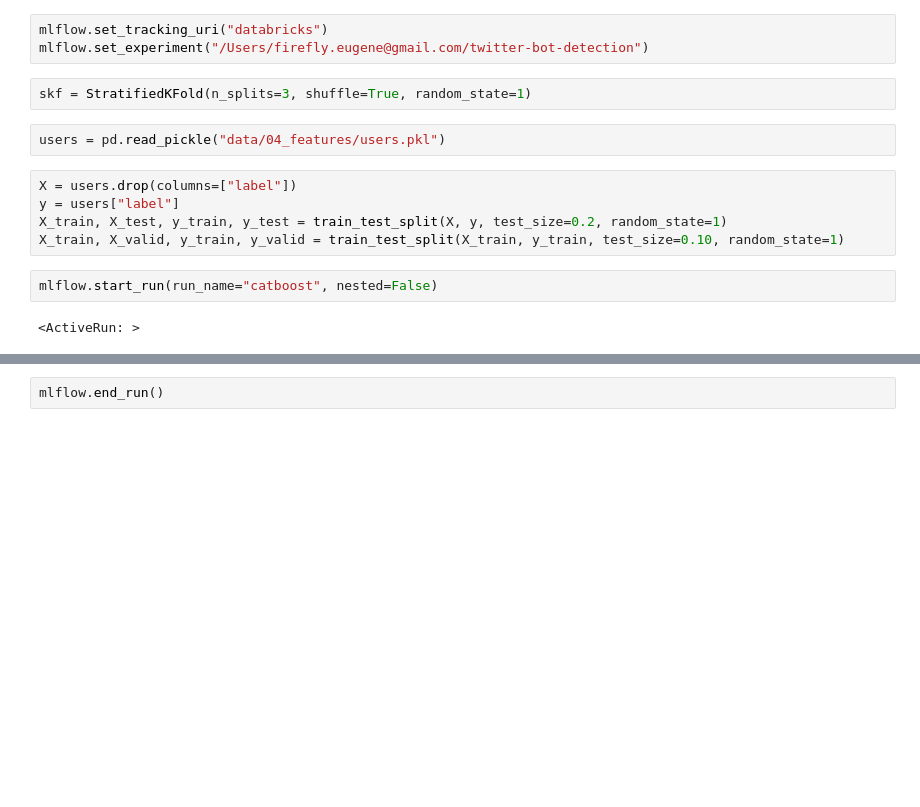
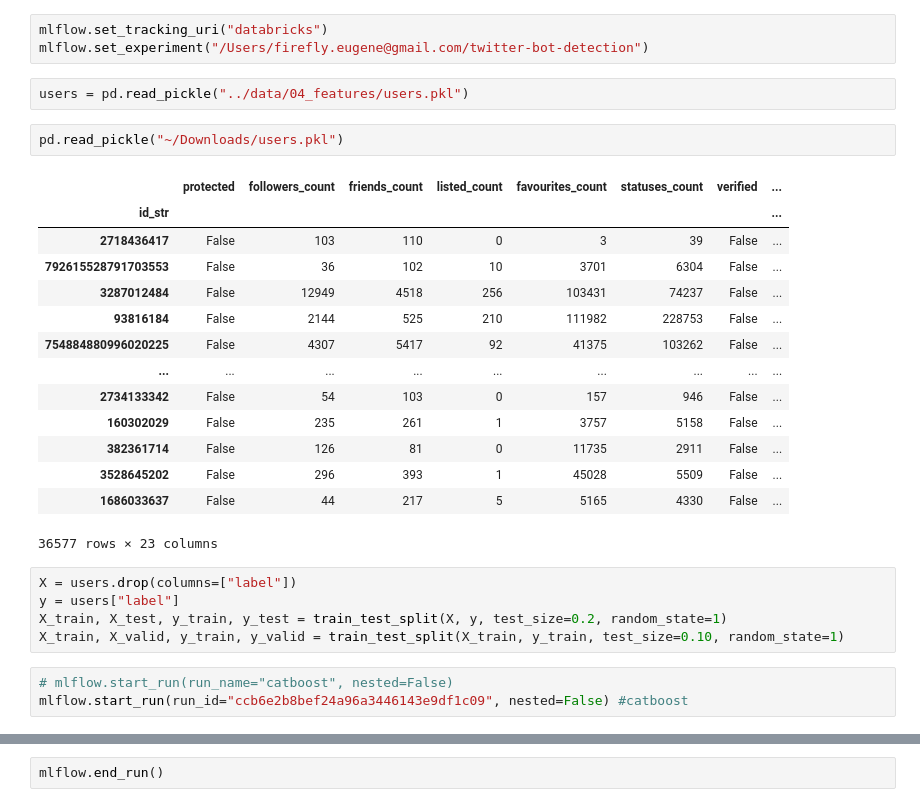
Before and after one commit to eawer/twitter-bot-detection, a Jupyter notebook: notebooks/06_model.ipynb, the cells around one changed output, grey strips where cells are left out. Cells and saved outputs as stored; diff of their text form; blank space fills up the shorter version.

```diff
--- a/notebooks/06_model.ipynb
+++ b/notebooks/06_model.ipynb
@@ -8,19 +8,33 @@ from sklearn.model_selection import train_test_split, StratifiedKFold
 # %%
 mlflow.set_tracking_uri("databricks")
 mlflow.set_experiment("/Users/firefly.eugene@gmail.com/twitter-bot-detection")
-# %%
-skf = StratifiedKFold(n_splits=3, shuffle=True, random_state=1)
 # %%
-users = pd.read_pickle("data/04_features/users.pkl")
+users = pd.read_pickle("../data/04_features/users.pkl")
+# %%
+pd.read_pickle("~/Downloads/users.pkl")
+# %% [output]
+|  | protected | followers_count | friends_count | listed_count | favourites_count | statuses_count | verified | ... |
+| id_str |  |  |  |  |  |  |  | ... |
+| 2718436417 | False | 103 | 110 | 0 | 3 | 39 | False | ... |
+| 792615528791703553 | False | 36 | 102 | 10 | 3701 | 6304 | False | ... |
+| 3287012484 | False | 12949 | 4518 | 256 | 103431 | 74237 | False | ... |
+| 93816184 | False | 2144 | 525 | 210 | 111982 | 228753 | False | ... |
+| 754884880996020225 | False | 4307 | 5417 | 92 | 41375 | 103262 | False | ... |
+| ... | ... | ... | ... | ... | ... | ... | ... | ... |
+| 2734133342 | False | 54 | 103 | 0 | 157 | 946 | False | ... |
+| 160302029 | False | 235 | 261 | 1 | 3757 | 5158 | False | ... |
+| 382361714 | False | 126 | 81 | 0 | 11735 | 2911 | False | ... |
+| 3528645202 | False | 296 | 393 | 1 | 45028 | 5509 | False | ... |
+| 1686033637 | False | 44 | 217 | 5 | 5165 | 4330 | False | ... |
+36577 rows × 23 columns
 # %%
 X = users.drop(columns=["label"])
 y = users["label"]
 X_train, X_test, y_train, y_test = train_test_split(X, y, test_size=0.2, random_state=1)
 X_train, X_valid, y_train, y_valid = train_test_split(X_train, y_train, test_size=0.10, random_state=1)
 # %%
-mlflow.start_run(run_name="catboost", nested=False)
+# mlflow.start_run(run_name="catboost", nested=False)
+mlflow.start_run(run_id="ccb6e2b8bef24a96a3446143e9df1c09", nested=False) #catboost
-# %% [output]
-<ActiveRun: >
 # %%
 with mlflow.start_run(nested=True):
     mlflow.set_tags({
```
Also changed, not shown: parts of 2 cells of this notebook, 2 other files.
